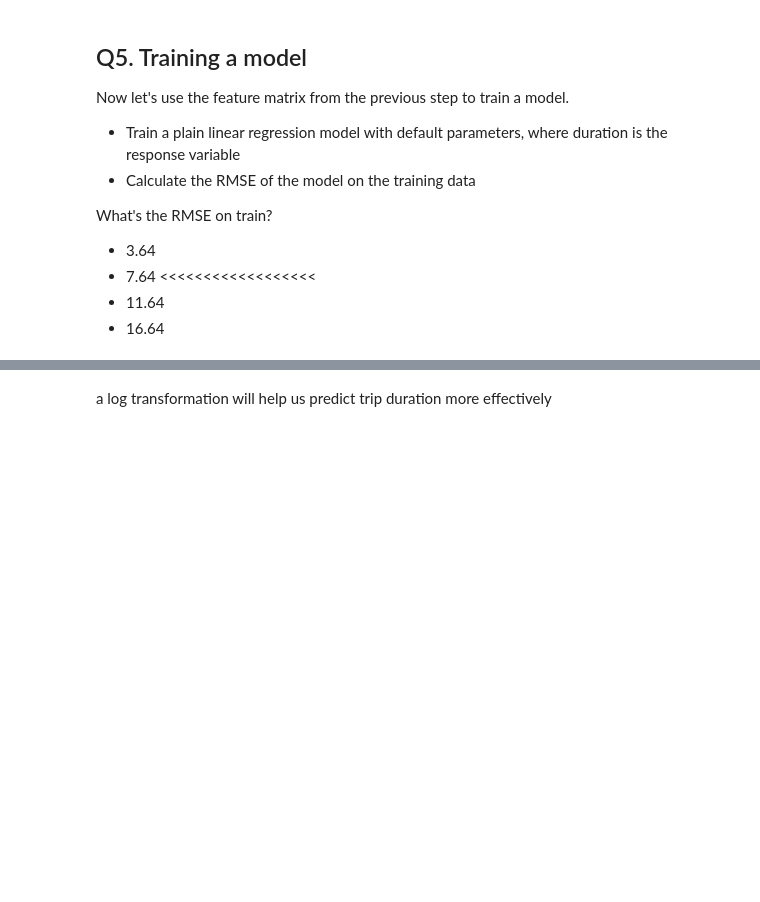
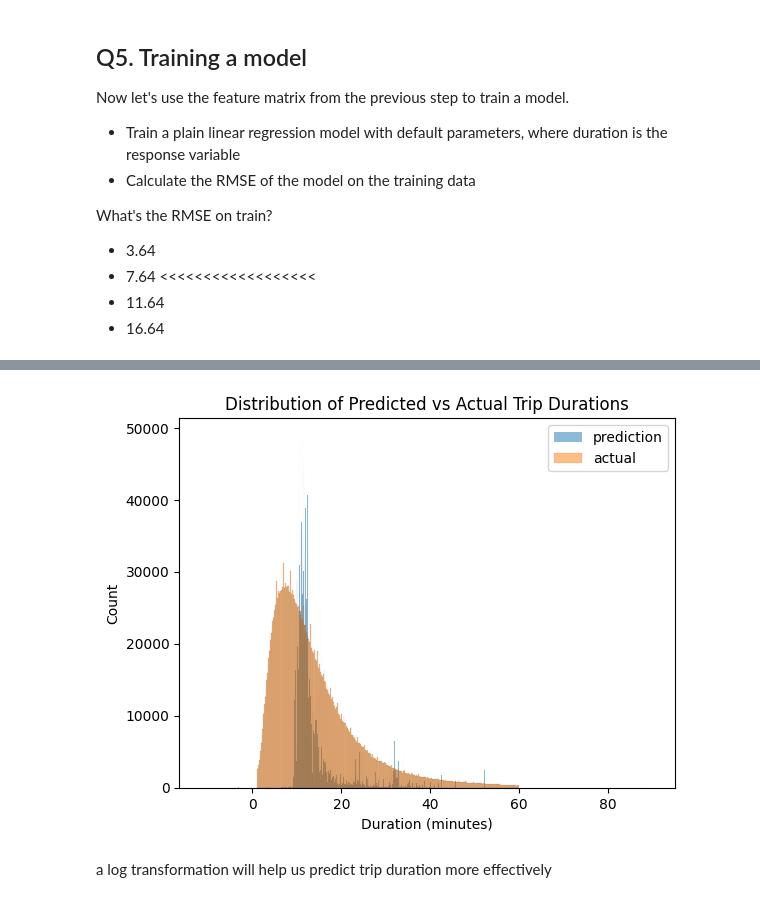
Before and after one commit to fbarulli/mlops-zoomcamp, a Jupyter notebook: 01-intro/homework/homework_01.ipynb, the cells around one changed output, grey strips where cells are left out. Drawn from its saved outputs; the diff is of its cells as text; code cells hidden in the pictures; blank space fills up the shorter version.

```diff
--- a/01-intro/homework/homework_01.ipynb
+++ b/01-intro/homework/homework_01.ipynb
@@ -57,7 +59,7 @@ from typing import Optional
 logging.basicConfig(level=logging.INFO)
 logger = logging.getLogger(__name__)
 
-def read_dataframe(df: pd.DataFrame) -> Optional[pd.DataFrame]:
+def read_dataframe_1(df: pd.DataFrame) -> Optional[pd.DataFrame]:
     """Process taxi trip dataframe with type validation and logging.
 
     Args:
@@ -96,6 +98,6 @@ def read_dataframe(df: pd.DataFrame) -> Optional[pd.DataFrame]:
         return None
 
 
-q2 = read_dataframe(download)
+q2 = read_dataframe_1(download)
 
 q2['duration'].std()
@@ -299,3 +319,4 @@ What's the RMSE on validation?
 * If your answer doesn't match options exactly, select the closest one
 # %%
 val_set = pd.read_parquet('https://d37ci6vzurychx.cloudfront.net/trip-data/yellow_tripdata_2023-02.parquet')
+val_df = read_dataframe(val_set)
@@ -371,0 +326,79 @@ plt.show()
+# %%
+import pandas as pd
+from sklearn.feature_extraction import DictVectorizer
+from sklearn.linear_model import LinearRegression
+from sklearn.metrics import root_mean_squared_error
+import seaborn as sns
+import matplotlib.pyplot as plt
+
+def process_train_val_data(df_train: pd.DataFrame, df_val: pd.DataFrame,
+                          categorical: list,
+                          numerical: list = ['trip_distance'],
+                          target: str = 'duration'):
+    """Process training and validation DataFrames by vectorizing specified features.
+
+    Args:
+        df_train: Training DataFrame with feature and target columns.
+        df_val: Validation DataFrame with feature and target columns.
+        categorical: List of categorical column names (required).
+        numerical: List of numerical column names. Defaults to ['trip_distance'].
+        target: Name of the target column. Defaults to 'duration'.
+
+    Returns:
+        Tuple of (X_train, y_train, X_val, y_val, dv) where:
+            X_train: Transformed training feature matrix.
+            y_train: Training target array.
+            X_val: Transformed validation feature matrix.
+            y_val: Validation target array.
+            dv: Fitted DictVectorizer.
+    """
+    # Copy DataFrames to avoid modifying originals
+    df_train = df_train.copy()
+    df_val = df_val.copy()
+
+    # Convert categorical features to strings
+    df_train[categorical] = df_train[categorical].astype(str)
+    df_val[categorical] = df_val[categorical].astype(str)
+
+    # Combine categorical and numerical features
+    features = categorical + numerical
+
+    # Convert to dictionaries for vectorization
+    train_dicts = df_train[features].to_dict(orient='records')
+    val_dicts = df_val[features].to_dict(orient='records')
+
+    # Initialize and fit DictVectorizer
+    dv = DictVectorizer()
+    X_train = dv.fit_transform(train_dicts)
+    X_val = dv.transform(val_dicts)
+
+    # Extract target arrays
+    y_train = df_train[target].values
+    y_val = df_val[target].values
+
+    return X_train, y_train, X_val, y_val, dv
+
+# Example usage
+# Assuming df and val_set are your processed DataFrames
+categorical = ['PULocationID', 'DOLocationID']  # Manually specify categorical features
+X_train, y_train, X_val, y_val, dv = process_train_val_data(df, val_df, categorical=categorical)
+
+# Train linear regression model
+lr = LinearRegression()
+lr.fit(X_train, y_train)
+
+# Make predictions on validation set
+y_pred = lr.predict(X_val)
+
+# Calculate RMSE
+rmse = root_mean_squared_error(y_val, y_pred)
+print(f"Root Mean Squared Error: {rmse:.2f}")
+
+# Visualize predictions vs actual
+sns.histplot(y_pred, label='prediction', alpha=0.5)
+sns.histplot(y_train, label='actual', alpha=0.5)  # Note: Using y_train as in original code
+plt.legend()
+plt.xlabel('Duration (minutes)')
+plt.title('Distribution of Predicted vs Actual Trip Durations')
+plt.show()
+# %% [output]
@@ -372,3 +406,4 @@ plt.show()
+[figure, added]
 # %%
 plt.figure(figsize=(14, 6))
 
```
Also changed, not shown: parts of 11 cells of this notebook.
